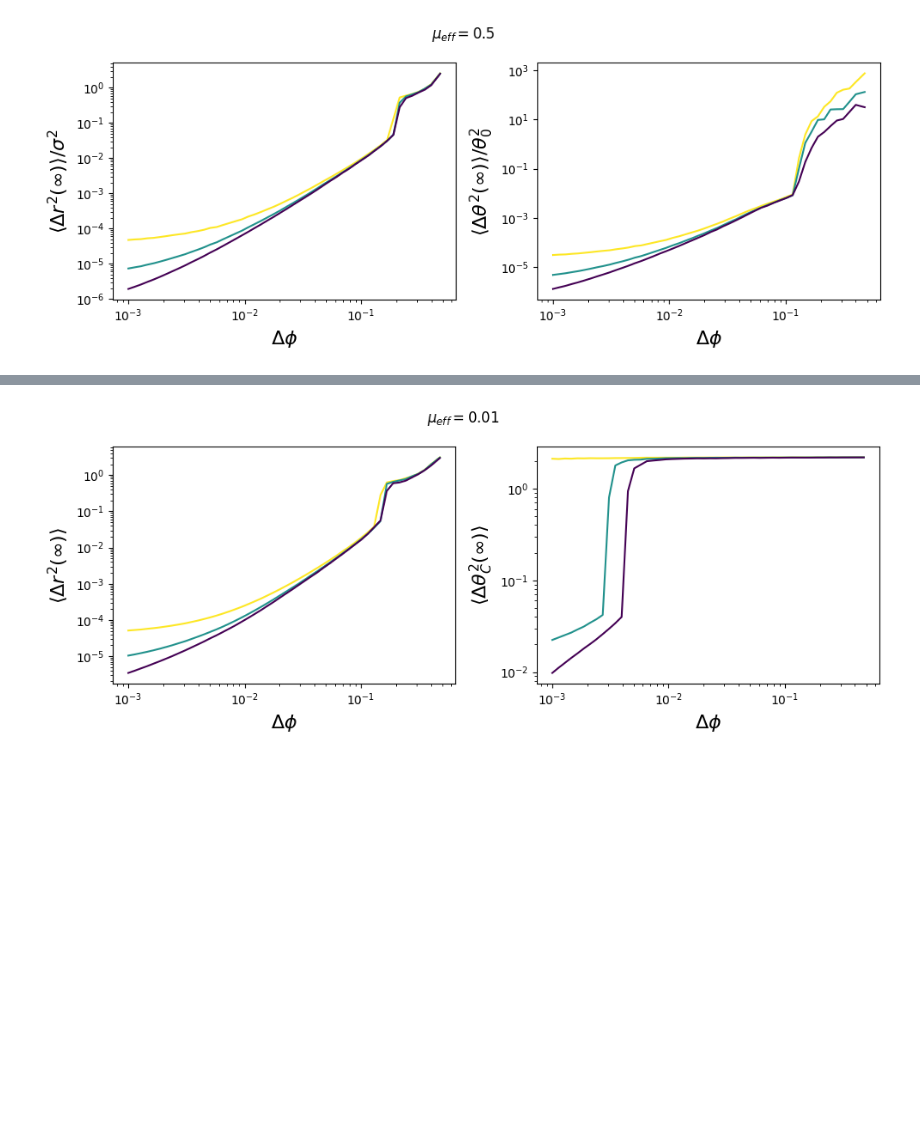
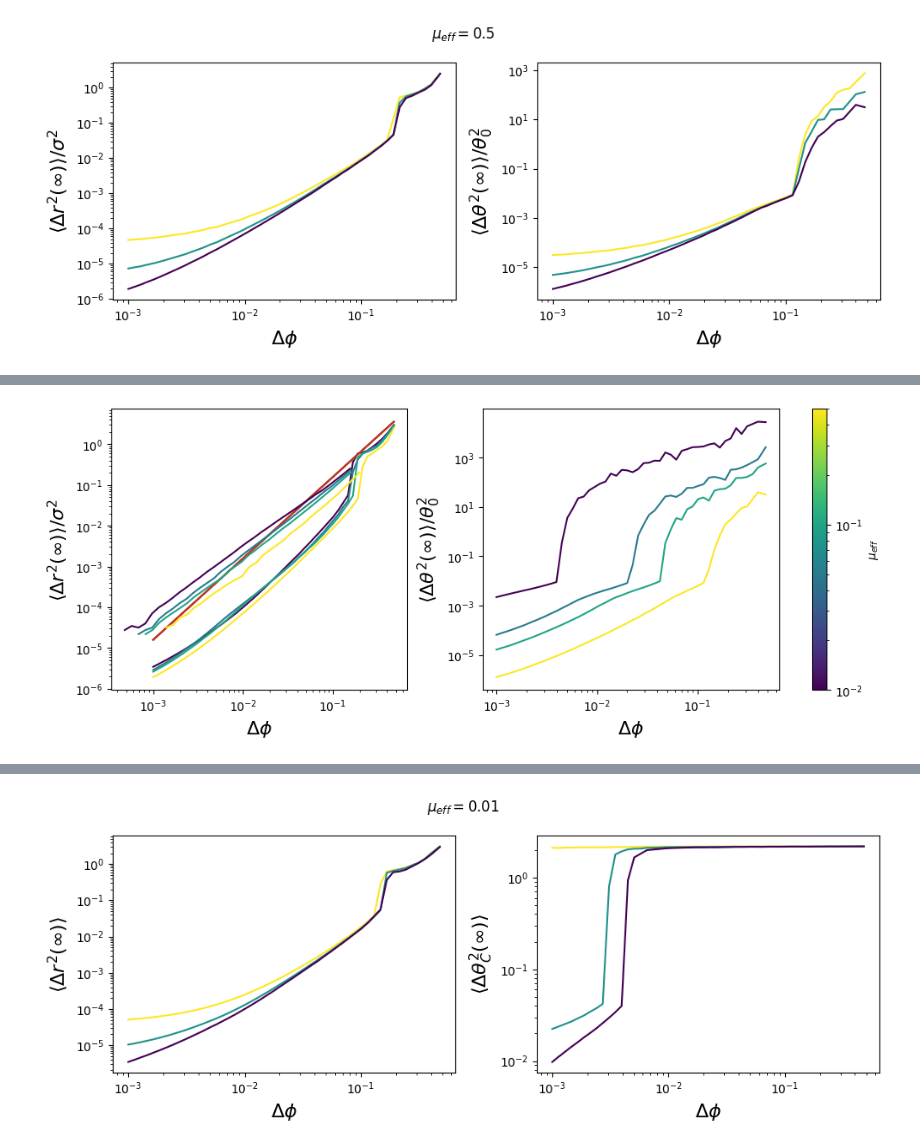
Before and after one commit to mmccraw98/notebooks-fall-25, a Jupyter notebook: 09/2-particle-box-sampling/diffusion-and-free-volume.ipynb, the cells around one changed output, grey strips where cells are left out. Cells and saved outputs as stored; diff of their text form; code cells hidden in the pictures; blank space fills up the shorter version.

```diff
--- a/09/2-particle-box-sampling/diffusion-and-free-volume.ipynb
+++ b/09/2-particle-box-sampling/diffusion-and-free-volume.ipynb
@@ -510,0 +543,47 @@ plt.show()
+# %%
+pickle_path = '/home/mmccraw/dev/data/09-09-25/box-sample/bumpy-data-aggregated.pkl'
+import pickle
+with open(pickle_path, 'rb') as f:
+    datasets = pickle.load(f)
+
+
+
+fig, ax = plt.subplots(1, 2, figsize=(10, 4), constrained_layout=True)
+for i, mu_eff in enumerate(mu_eff_paths):
+    path = os.path.join(data_root, mu_eff)
+    for T in ['1e-05', '1e-06', '1e-07']:
+        if T != '1e-07':
+            continue
+        T_fl = float(T)
+        data_path = os.path.join(path, f'dynamics_{T}')
+        msd_path = data_path + '_msd.npz'
+        data = load(data_path, location=['init', 'final'], load_trajectory=True, load_full=False)
+        msd_data = np.load(msd_path)
+        t = msd_data['t']
+        ids = msd_data['ids']
+        msd = np.array([np.mean(msd_data['msd'][:, ids == i], axis=1) for i in np.unique(ids)])
+
+        ax[0].plot(dphi_unique, np.mean(msd[:, -10:, :], axis=1)[:, 0], c=cmap(mu_eff_norm(mu_eff_scalars[i])))
+        ax[1].plot(dphi_unique, np.mean(msd[:, -10:, :], axis=1)[:, 1] / data.angular_period[0] ** 2, c=cmap(mu_eff_norm(mu_eff_scalars[i])))
+
+        # ax[0].plot(dphi_unique, dphi_unique ** 2)
+        ax[0].plot(dphi_unique, (10 ** (np.log10(dphi_unique) + 0.6)) ** 2)
+
+        # ax[0].plot(dphi_unique, np.array([np.prod(data.box_size[data.delta_phi == dp][0]) for dp in np.unique(data.delta_phi)]))
+    for a in ax:
+        a.set_xscale('log')
+        a.set_yscale('log')
+        a.set_xlabel(r'$\Delta \phi$', fontsize=16)
+
+for mu_eff, ds in datasets.items():
+    ax[0].plot(ds['delta_phi'], (ds['free_volume']) ** (1/3), c=cmap(mu_eff_norm(mu_eff)))
+
+ax[0].set_ylabel(r'$\langle \Delta r^2 (\infty) \rangle / \sigma^2$', fontsize=16)
+ax[1].set_ylabel(r'$\langle \Delta \theta^2 (\infty) \rangle / \theta_0^2$', fontsize=16)
+sm = plt.cm.ScalarMappable(norm=mu_eff_norm, cmap=cmap)
+sm.set_array(mu_eff_scalars)
+cbar = plt.colorbar(sm, ax=ax, label=r'$\mu_{eff}$')
+# plt.savefig(f'figures/msd_plateau_height.png', dpi=300)
+plt.show()
+# %% [output]
+[figure, added]
```
Also changed, not shown: parts of 7 cells of this notebook, 6 other files.
